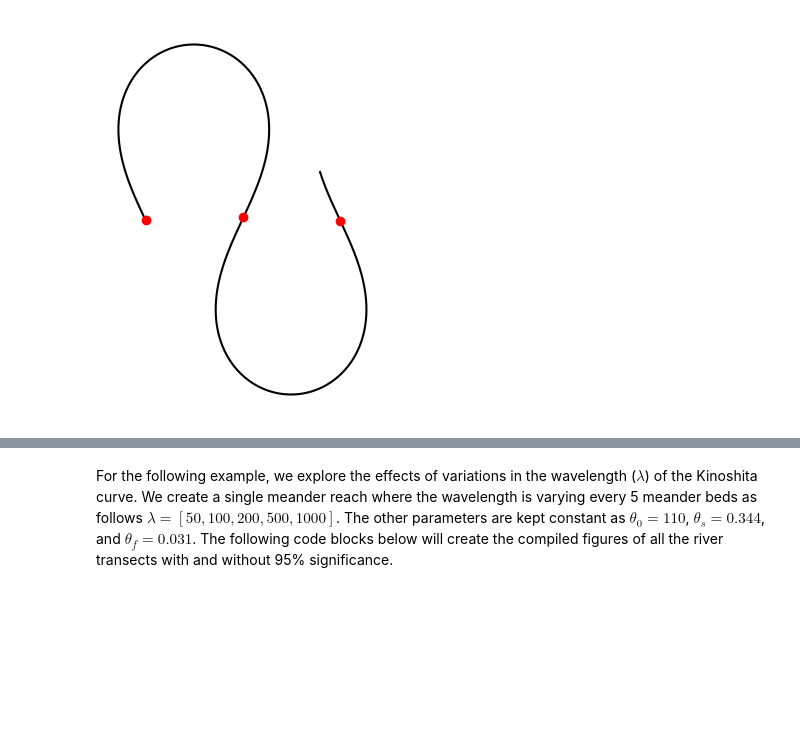
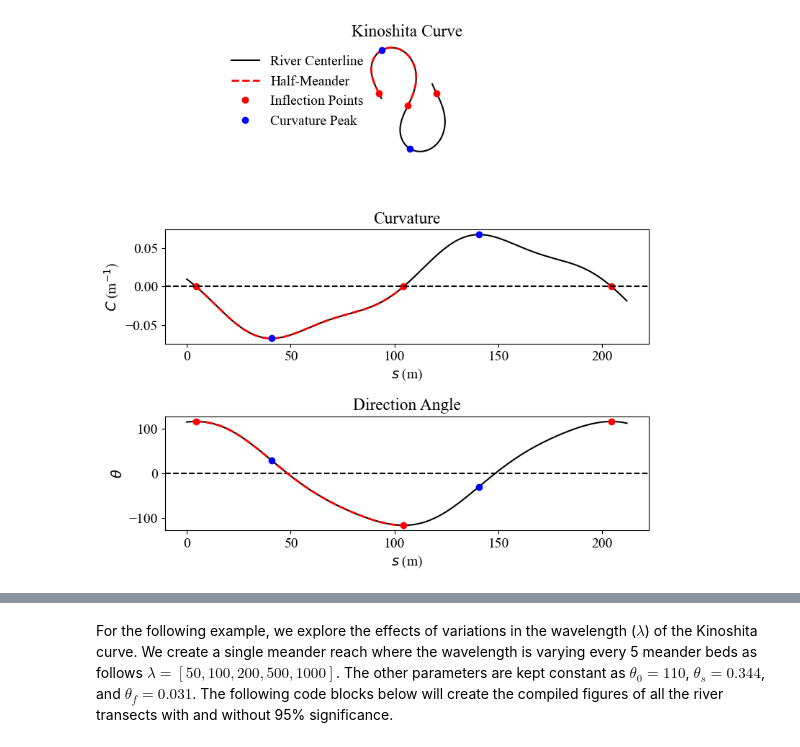
Before and after one commit to gomezvelezlab/WigglyRivers, a Jupyter notebook: examples/workflows/Synthetic_Rivers/Kinoshita_Examples.ipynb, the cells around one changed output, grey strips where cells are left out. Saved outputs shown, nothing was run; the diff lists cells and outputs as text; code cells hidden in the pictures; blank space fills up the shorter version.

```diff
--- a/examples/workflows/Synthetic_Rivers/Kinoshita_Examples.ipynb
+++ b/examples/workflows/Synthetic_Rivers/Kinoshita_Examples.ipynb
@@ -55,51 +56,105 @@ The following code block shows how to create a river transect using a Kinoshita
 # %%
 # ------------------------------
 # Create Kinoshita Curve
 # ------------------------------
 theta_0 = 115*np.pi/180  # radians
-# Create 2 Full meanders (4 half-meanders)
-# x_k, y_k, data = RF.kinoshita_curve_zolezzi(
-#     theta_0=theta_0, lambda_value=200, theta_s=0.344, theta_f=0.031, n=2)
+# Create 1 Full meanders (2 half-meanders)
 n = 2
 x_k, y_k, data = RF.kinoshita_curve_zolezzi(
-    theta_0=theta_0, lambda_value=200, theta_s=0, theta_f=0, n=n)
+    theta_0=theta_0, lambda_value=200, theta_s=0.1, theta_f=0, n=n)
 w = np.ones_like(x_k)*2
 # Extract variables
 s = data['s']
 c = data['c']
+theta = data['theta']
+
 # Cut to 2 meanders
 cut = 1000//n + 30
 x_k = x_k[:cut]
 y_k = y_k[:cut]
 s = s[:cut]
 c = c[:cut]
+theta = theta[:cut]
 # Extract inflection points
 s_inf, c_inf, ind_l, _ = RF.get_inflection_points(s, c)
 x_inf = x_k[ind_l]
 y_inf = y_k[ind_l]
+theta_inf = theta[ind_l]
+# ------------------------------
+# Pick a half meander
+# ------------------------------
+x_m = x_k[ind_l[0]: ind_l[1]]
+y_m = y_k[ind_l[0]: ind_l[1]]
+s_m = s[ind_l[0]: ind_l[1]]
+c_m = c[ind_l[0]: ind_l[1]]
+# ------------------------------
+# Calculate Extremes in curvature
+# ------------------------------
+# Find maxima in curvature
+argmax = np.argmax(c)
+x_c_1 = x_k[argmax]
+y_c_1 = y_k[argmax]
+c_c_1 = c[argmax]
+s_c_1 = s[argmax]
+theta_c_1 = theta[argmax]
+argmin = np.argmin(c)
+x_c_2 = x_k[argmin]
+y_c_2 = y_k[argmin]
+c_c_2 = c[argmin]
+s_c_2 = s[argmin]
+theta_c_2 = theta[argmin]
 
-# Find maxima in curvature
-
-
+# ------------------------------
+# Plot
+# ------------------------------
+fs = 14
+mpl.rcParams['font.size'] = fs
+mpl.rcParams['font.family'] = 'Times New Roman'
 # Plot Kinoshita Curve
 plt.close('all')
-plt.figure(figsize=(8, 5))
-plt.plot(x_k, y_k, '-k')
-plt.plot(x_inf, y_inf, 'or')
-plt.gca().set_aspect('equal', adjustable='box')
-plt.xticks([])
-plt.yticks([])
-plt.gca().spines['top'].set_visible(False)
-plt.gca().spines['right'].set_visible(False)
-plt.gca().spines['bottom'].set_visible(False)
-plt.gca().spines['left'].set_visible(False)
-plt.show()
+fig, axs = plt.subplots(3, 1, figsize=(8, 8))
+axs[0].set_title('Kinoshita Curve')
+axs[0].plot(x_k, y_k, '-k', label='River Centerline')
+axs[0].plot(x_m, y_m, '--r', label='Half-Meander', lw=2)
+axs[0].plot(x_inf, y_inf, 'or', label='Inflection Points')
+axs[0].plot(x_c_1, y_c_1, 'ob', label='Curvature Peak')
+axs[0].plot(x_c_2, y_c_2, 'ob')
+axs[0].set_xlim(-100, x_k[-1]+100)
+axs[0].set_xticks([])
+axs[0].set_yticks([])
+axs[0].set_aspect('equal', adjustable='box')
+axs[0].spines['top'].set_visible(False)
+axs[0].spines['right'].set_visible(False)
+axs[0].spines['bottom'].set_visible(False)
+axs[0].spines['left'].set_visible(False)
+# legend to the left outside
+axs[0].legend(loc=2, bbox_to_anchor=(-0.1, 1), frameon=False)
 
 # Plot curvature
-plt.figure(figsize=(8, 5))
-plt.plot(s, c, '-k')
-plt.plot(s_inf, c_inf, 'or')
-plt.axhline(0, color='k', linestyle='--')
+axs[1].set_title('Curvature')
+axs[1].plot(s, c, '-k')
+axs[1].plot(s_m, c_m, '--r', lw=2)
+axs[1].plot(s_inf, c_inf, 'or')
+axs[1].plot(s_c_1, c_c_1, 'ob')
+axs[1].plot(s_c_2, c_c_2, 'ob')
+axs[1].axhline(0, color='k', linestyle='--')
+axs[1].set_xlabel(r'$s$ (m)')
+axs[1].set_ylabel(r'$C$ (m$^{-1}$)')
+
+# Plot Angle
+axs[2].set_title('Direction Angle')
+axs[2].plot(s, theta, '-k')
+axs[2].axhline(0, color='k', linestyle='--')
+axs[2].plot(s_m, theta[ind_l[0]: ind_l[1]], '--r', lw=2)
+axs[2].plot(s_inf, theta_inf, 'or')
+axs[2].plot(s_c_1, theta_c_1, 'ob')
+axs[2].plot(s_c_2, theta_c_2, 'ob')
+axs[2].set_xlabel(r'$s$ (m)')
+axs[2].set_ylabel(r'$\theta$')
+plt.tight_layout()
+utl.cr_folder('../manuscript_figures/')
+plt.savefig('../manuscript_figures/Figure_02_Conceptual_meander.png',
+            dpi=300)
 plt.show()
 # %% [output]
-[figure, old version]
+[figure, new version]
```
Also changed, not shown: parts of 23 cells of this notebook, 6 other files.
